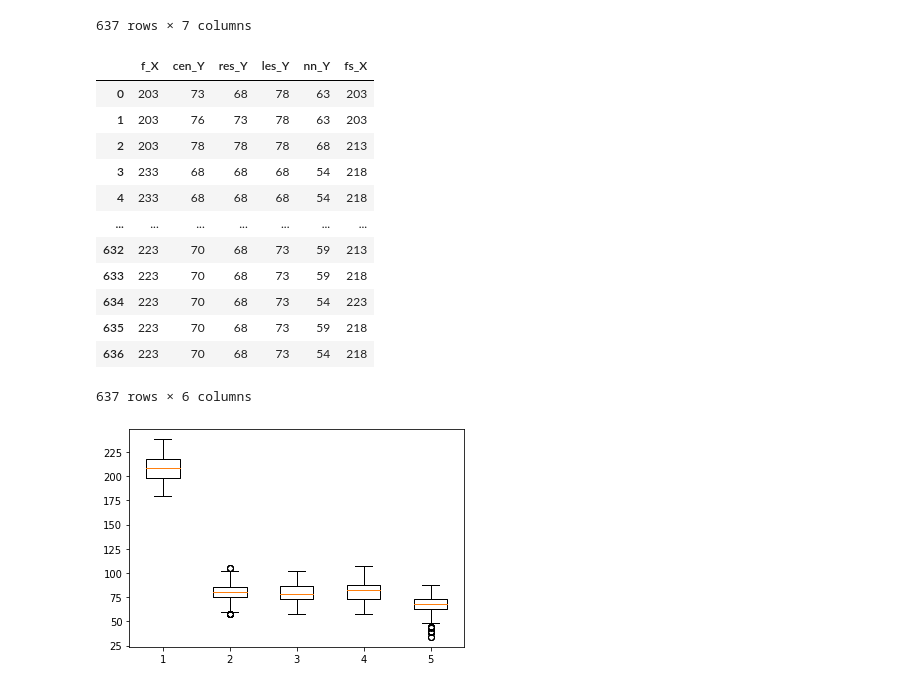
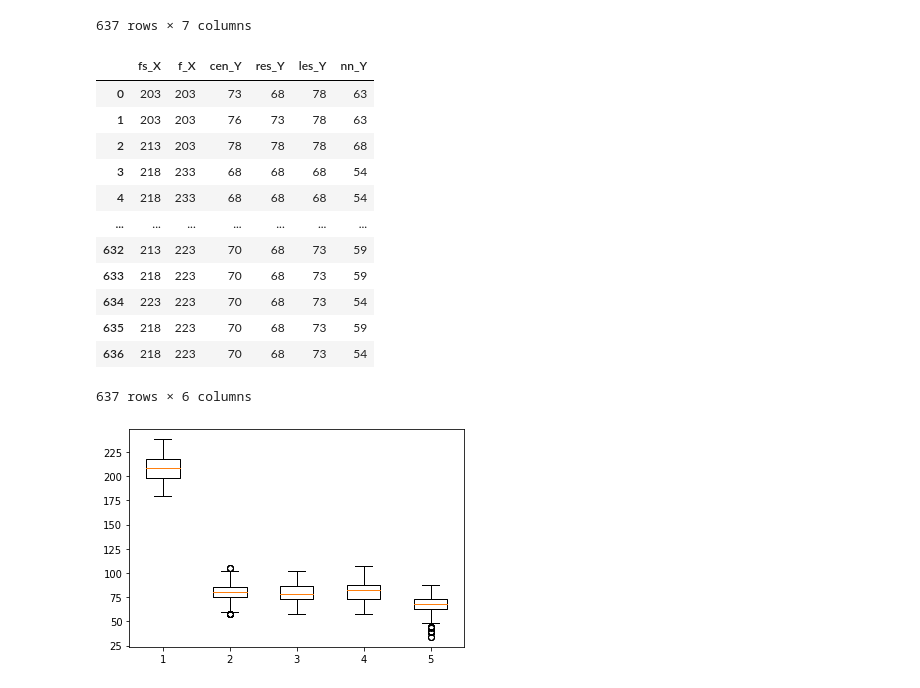
Before and after one commit to Real-Bird/0.python, a Jupyter notebook: FinalProject/mody_SVM_new.ipynb, the cells around one changed output. Cells and saved outputs as stored; diff of their text form; code cells hidden in the pictures.

```diff
--- a/FinalProject/mody_SVM_new.ipynb
+++ b/FinalProject/mody_SVM_new.ipynb
@@ -149,18 +153,18 @@ forw_shol_df = pd.DataFrame(forw_shol_csv).drop(['Unnamed: 0'], axis=1)
 # %%
 forw_shol_df.columns = ["fs_X"]
 # %%
-forw_df = forw_df.join(forw_shol_df, how="right"); forw_df
+forw_df = forw_shol_df.join(forw_df, how="right")
 # %% [output]
-|  | f_X | cen_Y | res_Y | les_Y | nn_Y | fs_X |
-| 0 | 203 | 73 | 68 | 78 | 63 | 203 |
-| 1 | 203 | 76 | 73 | 78 | 63 | 203 |
-| 2 | 203 | 78 | 78 | 78 | 68 | 213 |
-| 3 | 233 | 68 | 68 | 68 | 54 | 218 |
-| 4 | 233 | 68 | 68 | 68 | 54 | 218 |
+|  | fs_X | f_X | cen_Y | res_Y | les_Y | nn_Y |
+| 0 | 203 | 203 | 73 | 68 | 78 | 63 |
+| 1 | 203 | 203 | 76 | 73 | 78 | 63 |
+| 2 | 213 | 203 | 78 | 78 | 78 | 68 |
+| 3 | 218 | 233 | 68 | 68 | 68 | 54 |
+| 4 | 218 | 233 | 68 | 68 | 68 | 54 |
 | ... | ... | ... | ... | ... | ... | ... |
-| 632 | 223 | 70 | 68 | 73 | 59 | 213 |
-| 633 | 223 | 70 | 68 | 73 | 59 | 218 |
-| 634 | 223 | 70 | 68 | 73 | 54 | 223 |
-| 635 | 223 | 70 | 68 | 73 | 59 | 218 |
-| 636 | 223 | 70 | 68 | 73 | 54 | 218 |
+| 632 | 213 | 223 | 70 | 68 | 73 | 59 |
+| 633 | 218 | 223 | 70 | 68 | 73 | 59 |
+| 634 | 223 | 223 | 70 | 68 | 73 | 54 |
+| 635 | 218 | 223 | 70 | 68 | 73 | 59 |
+| 636 | 218 | 223 | 70 | 68 | 73 | 54 |
 637 rows × 6 columns
```
Also changed, not shown: parts of 5 cells of this notebook.
